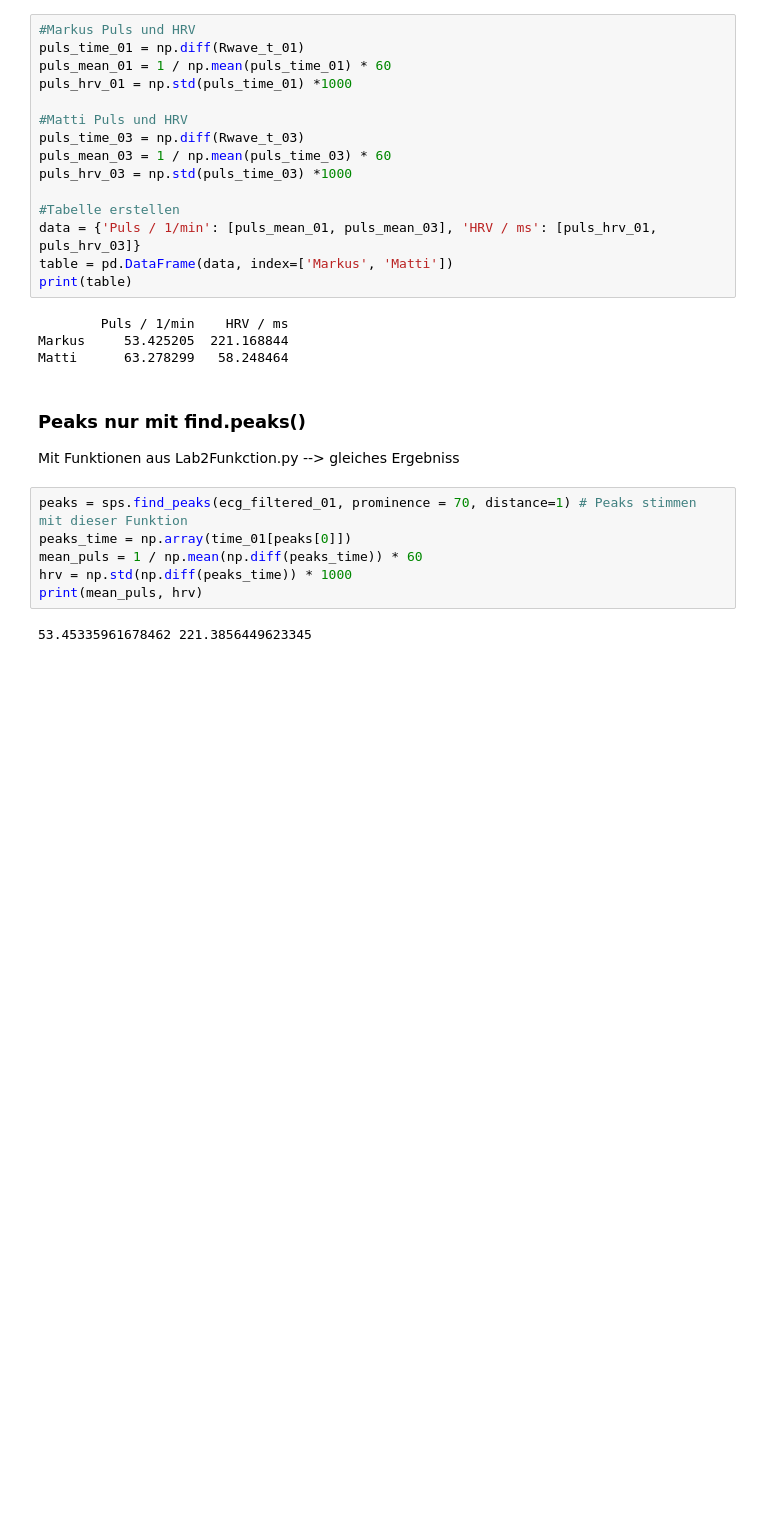
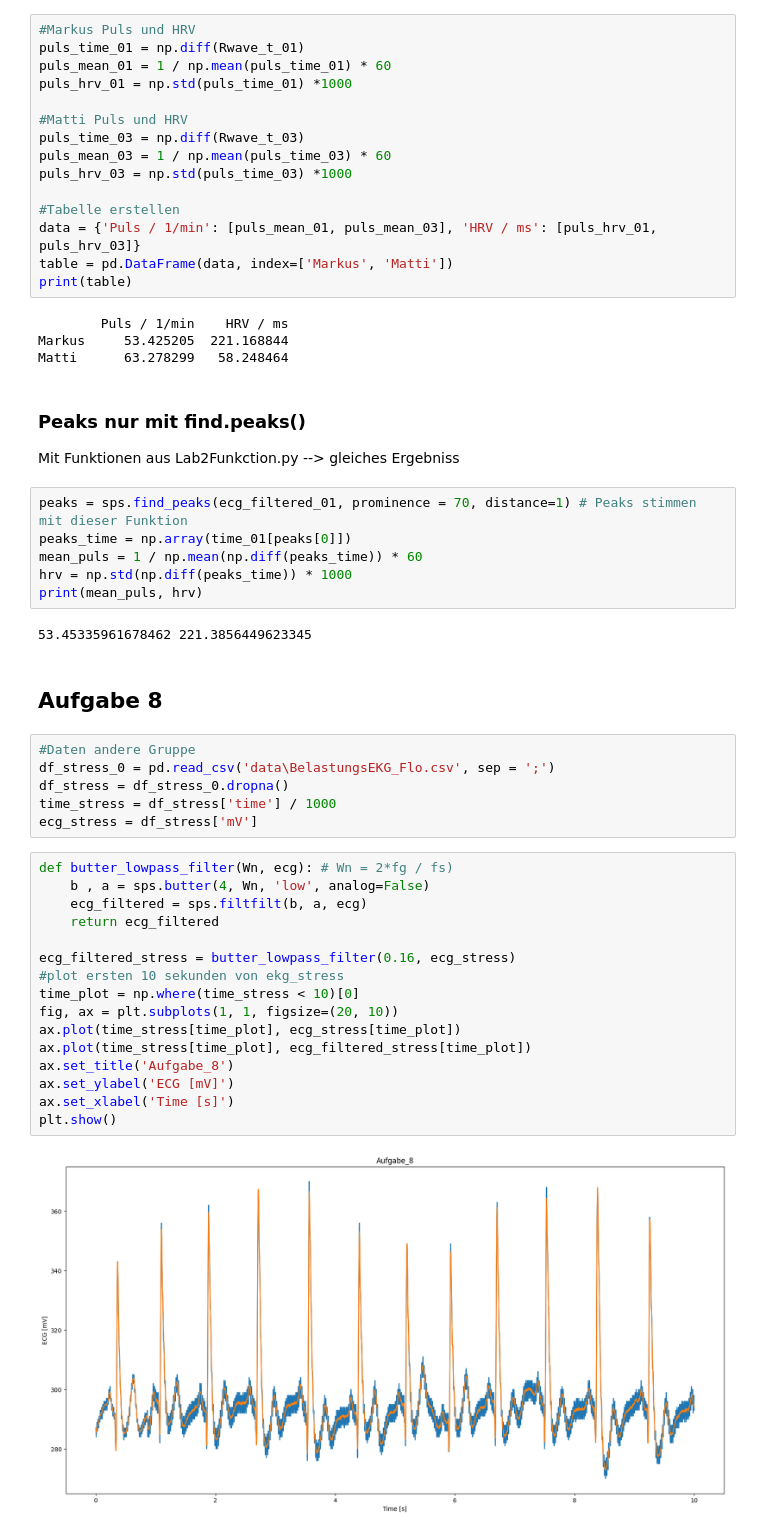
Before and after one commit to jannis-chr/Biosignal_2, a Jupyter notebook: Praktikum_2.ipynb, the cells around one changed output. Cells and saved outputs as stored; diff of their text form; blank space fills up the shorter version.

Commit message:
Aufgabe_8

```diff
--- a/Praktikum_2.ipynb
+++ b/Praktikum_2.ipynb
@@ -232,3 +232,29 @@ hrv = np.std(np.diff(peaks_time)) * 1000
 print(mean_puls, hrv)
 # %% [output]
 53.45335961678462 221.3856449623345
+# %% [markdown]
+## Aufgabe 8
+# %%
+#Daten andere Gruppe
+df_stress_0 = pd.read_csv('data\BelastungsEKG_Flo.csv', sep = ';')
+df_stress = df_stress_0.dropna()
+time_stress = df_stress['time'] / 1000
+ecg_stress = df_stress['mV']
+# %%
+def butter_lowpass_filter(Wn, ecg): # Wn = 2*fg / fs)
+    b , a = sps.butter(4, Wn, 'low', analog=False)
+    ecg_filtered = sps.filtfilt(b, a, ecg)
+    return ecg_filtered
+
+ecg_filtered_stress = butter_lowpass_filter(0.16, ecg_stress)
+#plot ersten 10 sekunden von ekg_stress
+time_plot = np.where(time_stress < 10)[0]
+fig, ax = plt.subplots(1, 1, figsize=(20, 10))
+ax.plot(time_stress[time_plot], ecg_stress[time_plot])
+ax.plot(time_stress[time_plot], ecg_filtered_stress[time_plot])
+ax.set_title('Aufgabe_8')
+ax.set_ylabel('ECG [mV]')
+ax.set_xlabel('Time [s]')
+plt.show()
+# %% [output]
+[figure, added]
```
Also changed, not shown: parts of 1 cell of this notebook.
